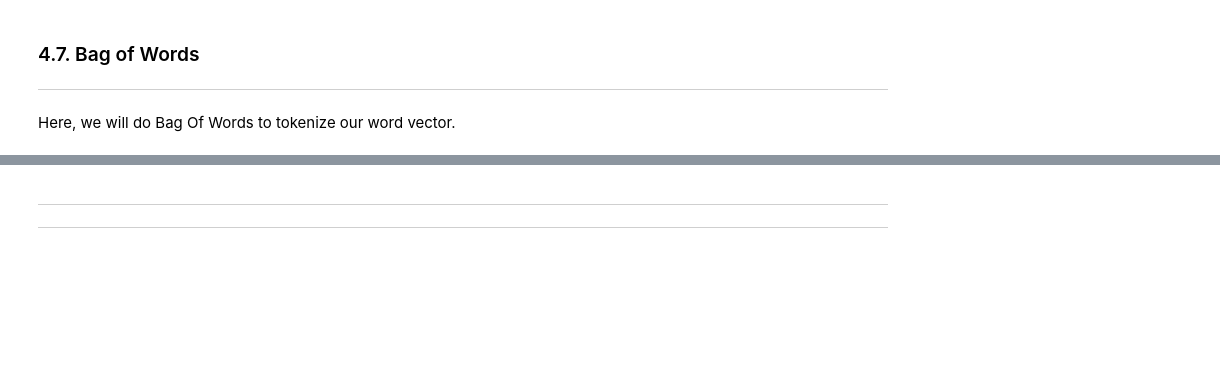
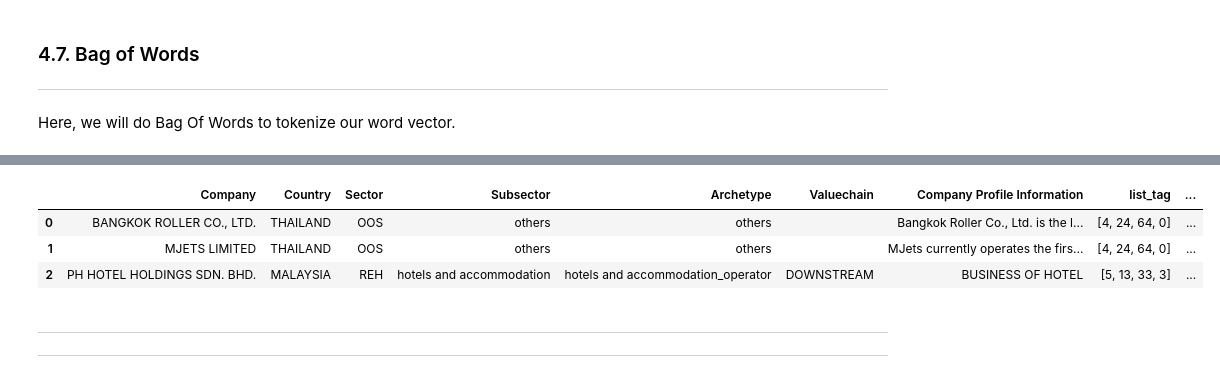
Before and after one commit to ngzhankang/finalYearProjectUOB, a Jupyter notebook: training/NLP_CNN_Hyperparameter.ipynb, the cells around one changed output, grey strips where cells are left out. Drawn from its saved outputs; the diff is of its cells as text; code cells hidden in the pictures; blank space fills up the shorter version.

```diff
--- a/training/NLP_CNN_Hyperparameter.ipynb
+++ b/training/NLP_CNN_Hyperparameter.ipynb
@@ -833,3 +838,81 @@ df_valid.shape
+# %%
+# import validation dataset
+df_test = pd.read_excel('./val_dataset.xlsx')
+df_test.replace('NAN', np.NaN, inplace=True)
+
+# drop unnecessary columns
+df_test.drop(rows_to_drop, axis=1, inplace=True)
+
+# replace newline characters in validation data
+df_test = df_test = df_test.replace('\n', ' ', regex=True)
+
+# fill in NAN values in validation data
+df_test.fillna(' ', inplace=True)
+
+# change dtype of validation data columns
+for i in columns_to_convert:
+    df_valid[i] = df_valid[i].astype(str)
+
+# process validation dataset
+df_test['Valuechain'] = df_test['Valuechain'].str.split().str.join(' ')
+df_test['Valuechain'] = df_test['Valuechain'].str.upper()
+df_test['Sector'] = df_test['Sector'].str.upper()
+df_test['Valuechain'].replace('', ' ', inplace=True)
+
+# add tags to validation data
+taglist_df = []
+# process tags for records
+for index, row in df_test.iterrows():
+    temp = []
+
+    try: # for error handling
+        temp.append(np.where(sector == row['Sector'])[0][0])
+        temp.append(np.where(subsector == row['Subsector'])[0][0])
+        temp.append(np.where(archetype == row['Archetype'])[0][0])
+        temp.append(np.where(valuechain == row['Valuechain'])[0][0])
+
+        taglist_df.append(temp)
+    except Exception as e:
+        # drop data if not valid
+        print(row.name, e, '\n')
+        df_test.drop(index, inplace=True)
+
+df_test['list_tag'] = taglist_df
+
+# run spacy on validation data
+evaluate_doc = list(nlp.pipe(df_test['Company Profile Information']))
+
+# add spacy processed words and vectors to validation dataframe
+df_test['processed'] = [doc._.processed for doc in evaluate_doc]
+df_test['tok2vec_vectors'] = [doc.vector for doc in evaluate_doc]
+
+# do bow processing
+bow_vectors = []
+for index, row in df_test.iterrows():
+    company = row['processed']
+
+    dictionary = dict.fromkeys(keywords_masterlist, 0)
+    for word in company:
+        if word in keywords_masterlist:
+            dictionary[word] += 1
+
+    # append to dataframe
+    bow_vectors.append(list(dictionary.values()))
+
+df_test['BoW_vectors'] = bow_vectors
+
+# clean up BoW data
+temp = 0
+for index, row in df_test.iterrows():
+    if sum(row['BoW_vectors']) < 1:
+        df_test.drop(index, inplace=True)
+
+df_test.head(3)
+# %% [output]
+|  | Company | Country | Sector | Subsector | Archetype | Valuechain | Company Profile Information | list_tag | ... |
+| 0 | BANGKOK ROLLER CO., LTD. | THAILAND | OOS | others | others |  | Bangkok Roller Co., Ltd. is the l... | [4, 24, 64, 0] | ... |
+| 1 | MJETS LIMITED | THAILAND | OOS | others | others |  | MJets currently operates the firs... | [4, 24, 64, 0] | ... |
+| 2 | PH HOTEL HOLDINGS SDN. BHD. | MALAYSIA | REH | hotels and accommodation | hotels and accommodation_operator | DOWNSTREAM | BUSINESS OF HOTEL | [5, 13, 33, 3] | ... |
 # %% [markdown]
 ---
 ---
```
Also changed, not shown: parts of 41 cells of this notebook.
